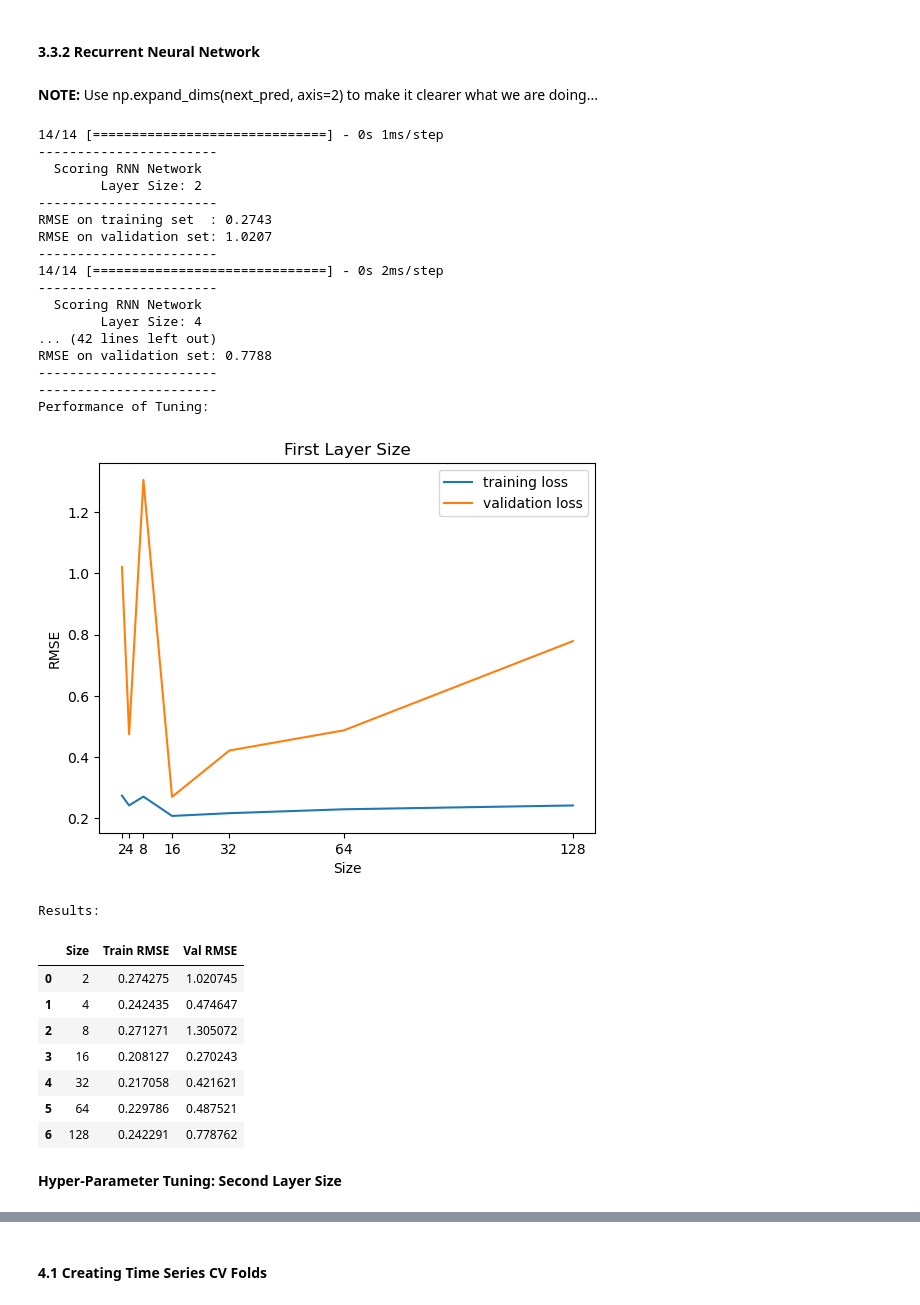
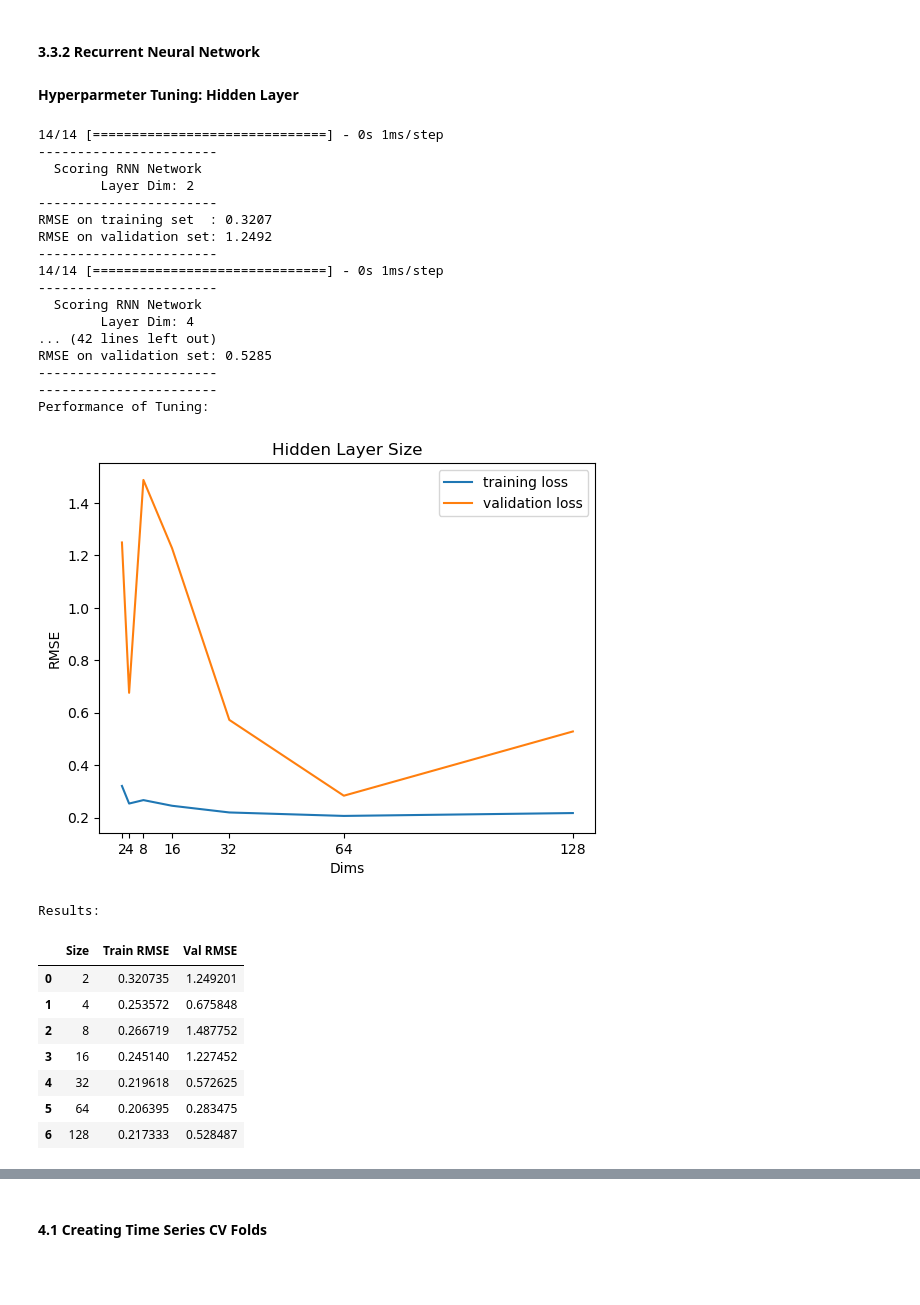
Before and after one commit to DamianChimes/QBUS6840-Predictive-Analytics, a Jupyter notebook: QBUS6840_Group51.ipynb, the cells around one changed output, grey strips where cells are left out. Drawn from its saved outputs; the diff is of its cells as text; code cells hidden in the pictures; blank space fills up the shorter version.

```diff
--- a/QBUS6840_Group51.ipynb
+++ b/QBUS6840_Group51.ipynb
@@ -905,19 +961,15 @@ SARIMA_results[SARIMA_results['test_RMSE']<0.16].sort_values(by='test_RMSE')
 | (1, 2, 7)(2, 0, 2, 12) | 0.235639 | 0.158919 |
 | (1, 2, 7)(1, 0, 2, 12) | 0.232999 | 0.159709 |
 # %%
-# Selecting a variety of top-performing models for hyper-param optimisation
+# Selecting the top-2 for performance and 1 more model with only first order differencing
 ## (1, 2, 7)(0, 1, 2, 12)	0.240538	0.151452
 ## (7, 2, 3)(3, 1, 0, 12)	0.219332	0.152167
-## (7, 2, 1)(0, 1, 1, 12)	0.210772	0.152692
 ## (5, 1, 2)(1, 1, 2, 12)	0.196218	0.158271
-## (5, 2, 4)(0, 1, 1, 12)	0.196706	0.157316
 
 SARIMA_models = dict()
 SARIMA_models['(1, 2, 7)(0, 1, 1, 12)'] = [(1, 2, 7), (0, 1, 1, 12)]
 SARIMA_models['(7, 2, 3)(3, 1, 0, 12)'] = [(7, 2, 3), (3, 1, 0, 12)]
-SARIMA_models['(7, 2, 1)(0, 1, 1, 12)'] = [(7, 2, 1), (0, 1, 1, 12)]
 SARIMA_models['(5, 1, 2)(1, 1, 2, 12)'] = [(5, 1, 2), (1, 1, 2, 12)]
-SARIMA_models['(5, 2, 4)(0, 1, 1, 12)'] = [(5, 2, 4), (0, 1, 1, 12)]
 # %% [markdown]
 Given the no. of combinations, grid search across all possibilities is too much. We will refine this to a smaller set for evaluation. Additionally, we can use the statsmodels package to find an appropriate ARMA order using AIC or BIC.
 # %% [markdown]
@@ -956,6 +1008,8 @@ print('-----------------------')
 RMSE on training set  : 0.1881
 RMSE on validation set: 0.1793
 -----------------------
+# %%
+SARIMA_models['Auto-ARIMA'] = [auto_ARIMA.order, auto_ARIMA.seasonal_order]
 # %%
 for order, seasonal_order in SARIMA_models.values():
     SARIMA_model = sm.tsa.statespace.sarimax.SARIMAX(ts_train,
@@ -1145,7 +1193,7 @@ val_rmse = []
 for epoch in epochs:
     tf.random.set_seed(0)
     ANN_model = Sequential()
-    ANN_model.add(Dense(128, input_dim = time_window, activation='relu'))
+    ANN_model.add(Dense(24, input_dim = time_window, activation='relu'))
     ANN_model.add(Dense(1))
     ANN_model.compile(loss='mean_squared_error', optimizer='adam')
 
@@ -1230,7 +1278,7 @@ val_rmse = []
 for batch in batches:
     tf.random.set_seed(0)
     ANN_model = Sequential()
-    ANN_model.add(Dense(128, input_dim = time_window, activation='relu'))
+    ANN_model.add(Dense(24, input_dim = time_window, activation='relu'))
     ANN_model.add(Dense(1))
     ANN_model.compile(loss='mean_squared_error', optimizer='adam')
 
@@ -1315,7 +1363,5 @@ From hyperparameter tuning strong performance is found using:
 # %% [markdown]
 #### 3.3.2 Recurrent Neural Network
-# %% [markdown]
-**NOTE:** Use np.expand_dims(next_pred, axis=2) to make it clearer what we are doing...
 # %%
 # Reset the seed
 tf.random.set_seed(0)
@@ -1323,18 +1369,20 @@ tf.random.set_seed(0)
 # While we can use the same data from ANN, require additional transformation for sequential
 X_train_scaled = np.array(X_train_scaled).reshape(-1,1,time_window)
 y_train_scaled = np.array(y_train_scaled).reshape(-1,1)
+# %% [markdown]
+**Hyperparmeter Tuning: Hidden Layer**
 # %%
-first_layer_size = [2,4,8,16,32,64,128]
+hidden_layer_size = [2,4,8,16,32,64,128]
 
 # Result list
 train_rmse =[]
 val_rmse = []
 
-for size in first_layer_size:
+for dim in hidden_layer_size:
     # Build the model for iteration
     tf.random.set_seed(0)
     RNN_model = Sequential()
-    RNN_model.add(SimpleRNN(size, activation='LeakyReLU'))
+    RNN_model.add(SimpleRNN(dim, activation='LeakyReLU'))
     RNN_model.add(Dense(1))
     RNN_model.compile(optimizer='RMSprop', loss='mse')
     RNN_model.fit(X_train_scaled, y_train_scaled, epochs=100, batch_size=12, verbose=0)
@@ -1358,58 +1406,56 @@ for size in first_layer_size:
     val_rmse.append(val_score)
     print('-----------------------')
     print('  Scoring RNN Network  ')
-    print(f'\tLayer Size: {size}')
+    print(f'\tLayer Dim: {dim}')
     print('-----------------------')
     print(f'RMSE on training set  : {train_score:.4f}')
     print(f'RMSE on validation set: {val_score:.4f}')
     print('-----------------------')
 
 print('-----------------------')
 print('Performance of Tuning:')
 # Plot Results
 plt.figure()
-plt.title('First Layer Size')
-plt.xlabel('Size')
-plt.xticks(first_layer_size, labels=first_layer_size)
+plt.title('Hidden Layer Size')
+plt.xlabel('Dims')
+plt.xticks(hidden_layer_size, labels=hidden_layer_size)
 plt.ylabel('RMSE')
-plt.plot(first_layer_size, train_rmse, label='training loss')
-plt.plot(first_layer_size, val_rmse, label='validation loss')
+plt.plot(hidden_layer_size, train_rmse, label='training loss')
+plt.plot(hidden_layer_size, val_rmse, label='validation loss')
 plt.legend()
 plt.show()
 
 print('Results:')
 results = []
 for i, (x, y) in enumerate(zip(train_rmse, val_rmse)):
-    results.append([first_layer_size[i], x, y])
+    results.append([hidden_layer_size[i], x, y])
 
 display(pd.DataFrame(results, columns=['Size', 'Train RMSE', 'Val RMSE']))
 # %% [output]
 14/14 [==============================] - 0s 1ms/step
 -----------------------
   Scoring RNN Network
-        Layer Size: 2
+        Layer Dim: 2
 -----------------------
-RMSE on training set  : 0.2743
-RMSE on validation set: 1.0207
+RMSE on training set  : 0.3207
+RMSE on validation set: 1.2492
 -----------------------
-14/14 [==============================] - 0s 2ms/step
+14/14 [==============================] - 0s 1ms/step
 -----------------------
   Scoring RNN Network
-        Layer Size: 4
+        Layer Dim: 4
 ... (42 lines left out)
-RMSE on validation set: 0.7788
+RMSE on validation set: 0.5285
 -----------------------
 -----------------------
 Performance of Tuning:
-[figure, old version]
+[figure, new version]
 Results:
 |  | Size | Train RMSE | Val RMSE |
-| 0 | 2 | 0.274275 | 1.020745 |
-| 1 | 4 | 0.242435 | 0.474647 |
-| 2 | 8 | 0.271271 | 1.305072 |
-| 3 | 16 | 0.208127 | 0.270243 |
-| 4 | 32 | 0.217058 | 0.421621 |
-| 5 | 64 | 0.229786 | 0.487521 |
-| 6 | 128 | 0.242291 | 0.778762 |
+| 0 | 2 | 0.320735 | 1.249201 |
+| 1 | 4 | 0.253572 | 0.675848 |
+| 2 | 8 | 0.266719 | 1.487752 |
+| 3 | 16 | 0.245140 | 1.227452 |
+| 4 | 32 | 0.219618 | 0.572625 |
+| 5 | 64 | 0.206395 | 0.283475 |
+| 6 | 128 | 0.217333 | 0.528487 |
-# %% [markdown]
-**Hyper-Parameter Tuning: Second Layer Size**
```
Also changed, not shown: parts of 57 cells of this notebook.
